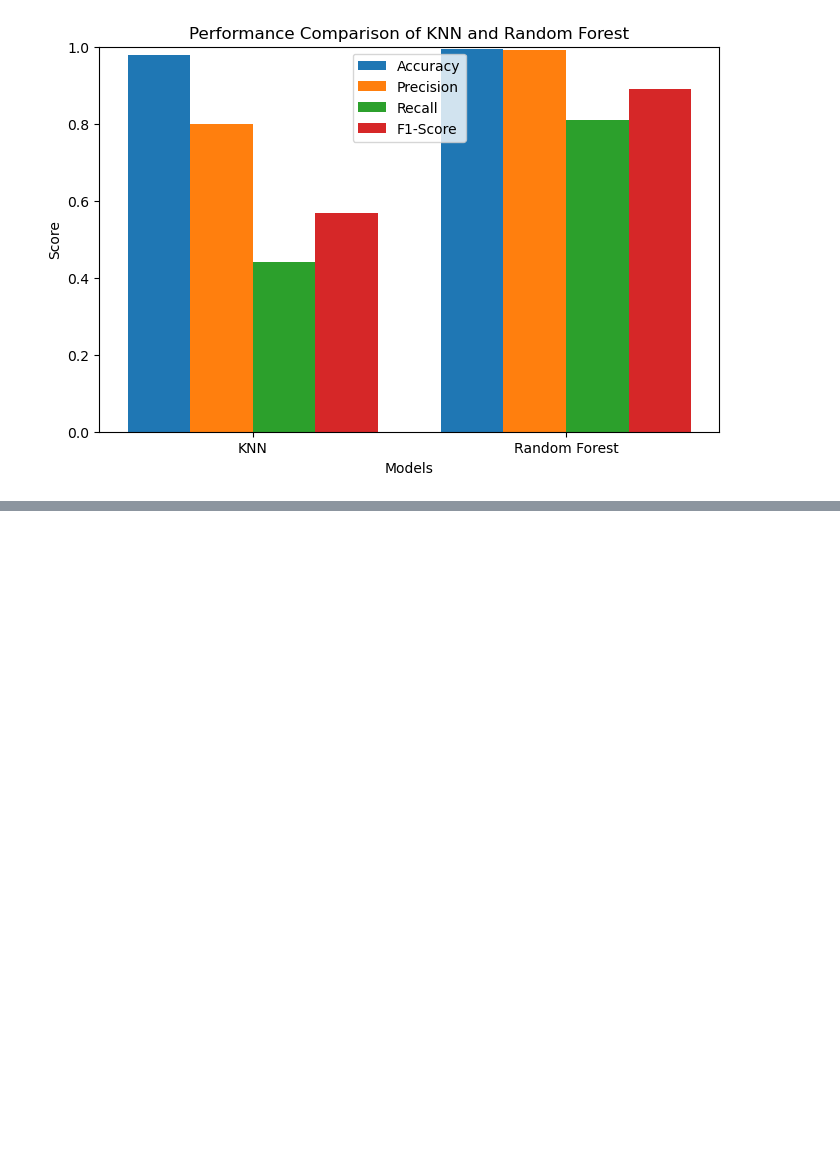
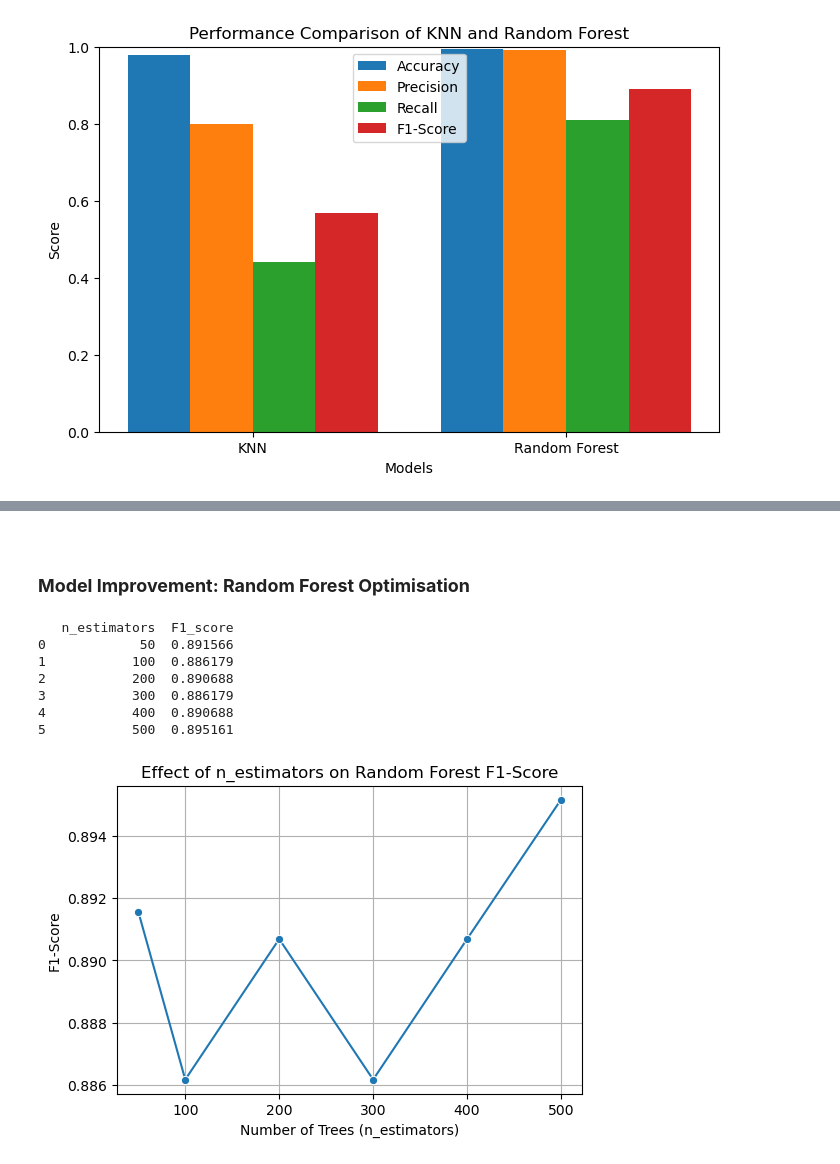
Before and after one commit to Inferno1172/AIML-classification-regression, a Jupyter notebook: p2508625_CA1_PartA_Moiz.ipynb, the cells around one changed output, grey strips where cells are left out. Saved outputs shown, nothing was run; the diff lists cells and outputs as text; code cells hidden in the pictures; blank space fills up the shorter version.

```diff
--- a/p2508625_CA1_PartA_Moiz.ipynb
+++ b/p2508625_CA1_PartA_Moiz.ipynb
@@ -482,2 +559,46 @@ By considering recall and F1-score, it is evident that the **Random Forest model
 
 ---
+# %% [markdown]
+<br>
+
+### **Model Improvement: Random Forest Optimisation**
+# %%
+# Random Forest Tuning (n_estimators)
+
+n_estimators_list = [50, 100, 200, 300, 400, 500]
+rf_f1_scores = []
+
+for n in n_estimators_list:
+    rf_temp = RandomForestClassifier(n_estimators=n, random_state=42)
+    rf_temp.fit(X_train_scaled, y_train)
+    y_pred = rf_temp.predict(X_test_scaled)
+
+    f1 = f1_score(y_test, y_pred)
+    rf_f1_scores.append(f1)
+
+# Store results in a DataFrame
+rf_results = pd.DataFrame({
+    'n_estimators': n_estimators_list,
+    'F1_score': rf_f1_scores
+})
+
+# Display results
+print(rf_results)
+
+# Plot performance
+plt.figure(figsize=(6,4))
+sns.lineplot(data=rf_results, x='n_estimators', y='F1_score', marker='o')
+plt.title('Effect of n_estimators on Random Forest F1-Score')
+plt.xlabel('Number of Trees (n_estimators)')
+plt.ylabel('F1-Score')
+plt.grid(True)
+plt.show()
+# %% [output]
+   n_estimators  F1_score
+0            50  0.891566
+1           100  0.886179
+2           200  0.890688
+3           300  0.886179
+4           400  0.890688
+5           500  0.895161
+[figure, added]
```
Also changed, not shown: parts of 12 cells of this notebook.
